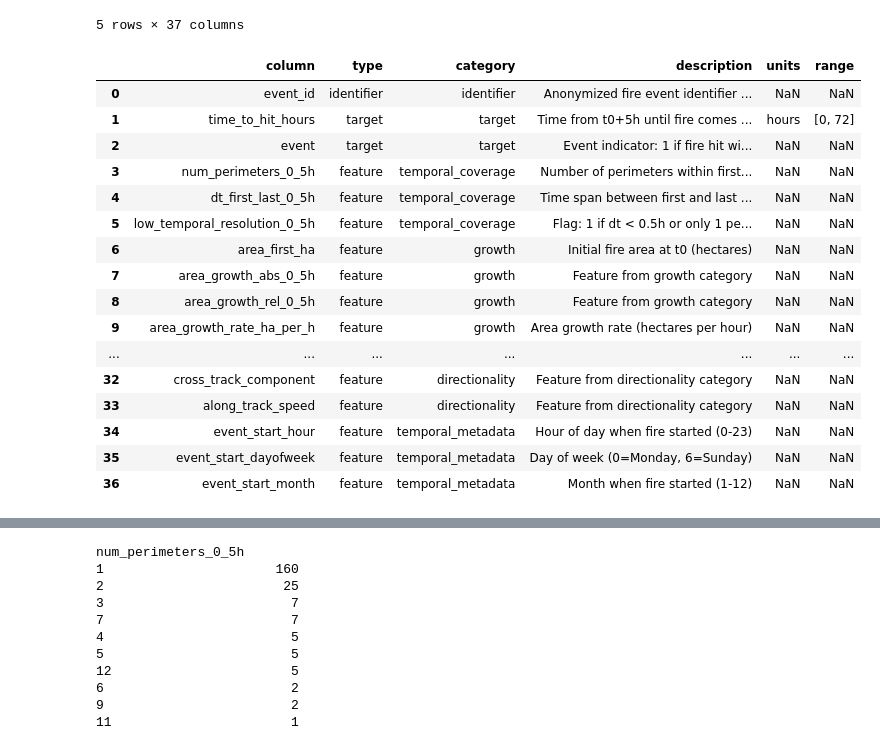
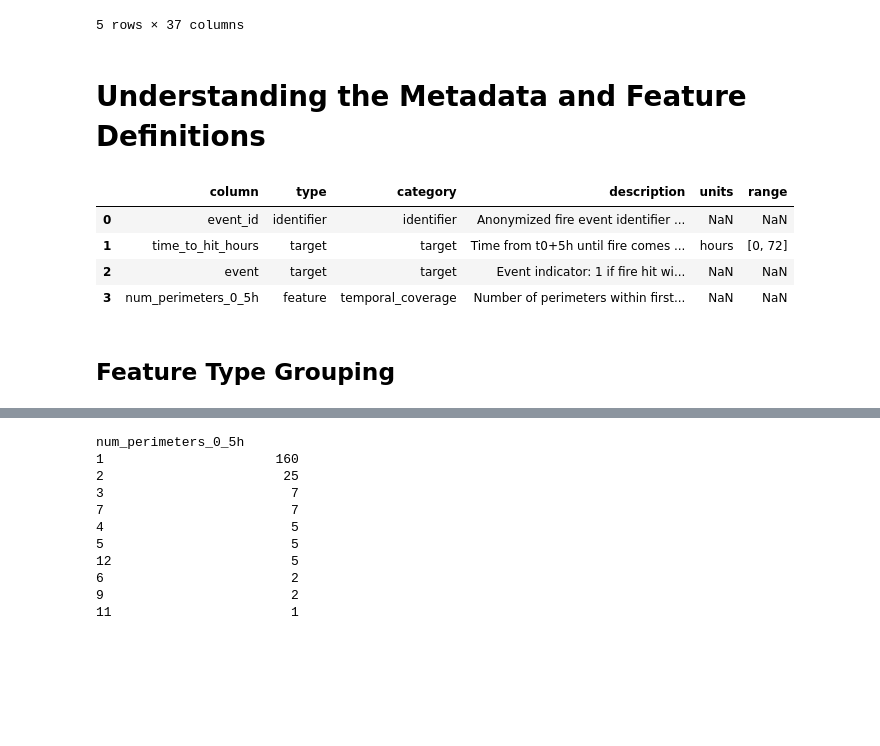
Before and after one commit to Ibtesham42/WiDSWorldWide_GlobalDathon2, a Jupyter notebook: Understanding/01_data_understanding.ipynb, the cells around one changed output, grey strips where cells are left out. Cells and saved outputs as stored; diff of their text form; code cells hidden in the pictures; blank space fills up the shorter version.

Commit message:
Data understanding part-1

```diff
--- a/Understanding/01_data_understanding.ipynb
+++ b/Understanding/01_data_understanding.ipynb
@@ -15,23 +36,15 @@ df_train.sample(5)
 | 142 | 66678641 | 1 | 0.000000 | 1 | 123.421747 | ... |
 | 162 | 73362817 | 1 | 0.000000 | 1 | 67.560539 | ... |
 5 rows × 37 columns
+# %% [markdown]
+# Understanding the Metadata and Feature Definitions
 # %%
-df_metadata.head(39)
+df_metadata.head(4)
 # %% [output]
 |  | column | type | category | description | units | range |
 | 0 | event_id | identifier | identifier | Anonymized fire event identifier ... | NaN | NaN |
 | 1 | time_to_hit_hours | target | target | Time from t0+5h until fire comes ... | hours | [0, 72] |
 | 2 | event | target | target | Event indicator: 1 if fire hit wi... | NaN | NaN |
 | 3 | num_perimeters_0_5h | feature | temporal_coverage | Number of perimeters within first... | NaN | NaN |
-| 4 | dt_first_last_0_5h | feature | temporal_coverage | Time span between first and last ... | NaN | NaN |
-| 5 | low_temporal_resolution_0_5h | feature | temporal_coverage | Flag: 1 if dt < 0.5h or only 1 pe... | NaN | NaN |
-| 6 | area_first_ha | feature | growth | Initial fire area at t0 (hectares) | NaN | NaN |
-| 7 | area_growth_abs_0_5h | feature | growth | Feature from growth category | NaN | NaN |
-| 8 | area_growth_rel_0_5h | feature | growth | Feature from growth category | NaN | NaN |
-| 9 | area_growth_rate_ha_per_h | feature | growth | Area growth rate (hectares per hour) | NaN | NaN |
-| ... | ... | ... | ... | ... | ... | ... |
-| 32 | cross_track_component | feature | directionality | Feature from directionality category | NaN | NaN |
-| 33 | along_track_speed | feature | directionality | Feature from directionality category | NaN | NaN |
-| 34 | event_start_hour | feature | temporal_metadata | Hour of day when fire started (0-23) | NaN | NaN |
-| 35 | event_start_dayofweek | feature | temporal_metadata | Day of week (0=Monday, 6=Sunday) | NaN | NaN |
-| 36 | event_start_month | feature | temporal_metadata | Month when fire started (1-12) | NaN | NaN |
+# %% [markdown]
+## Feature Type Grouping
```
Also changed, not shown: parts of 22 cells of this notebook.
